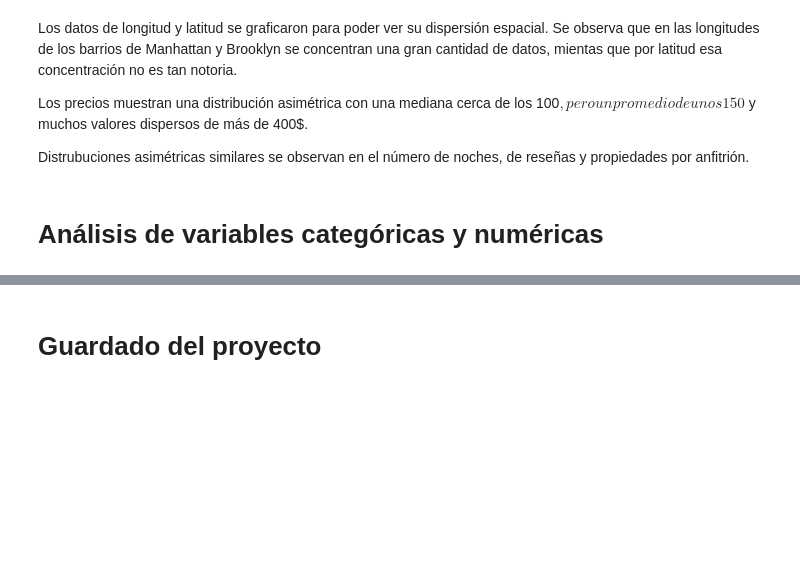
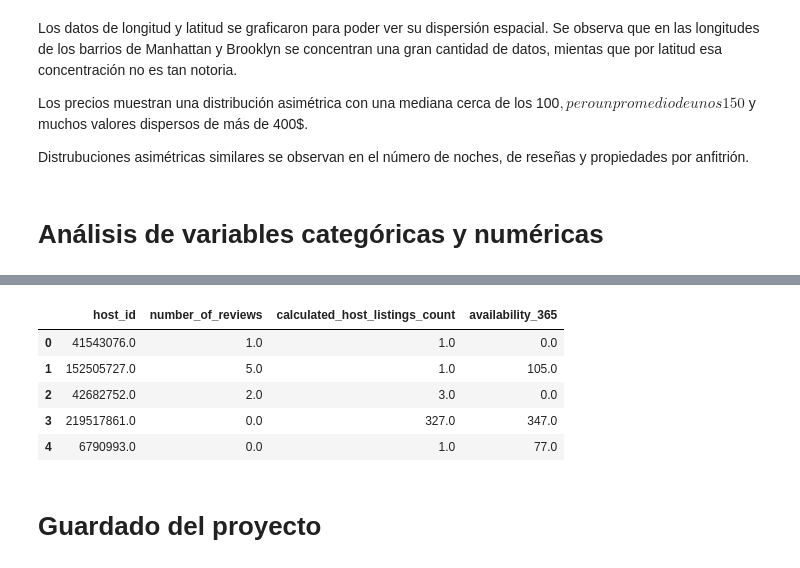
Before and after one commit to 4GeeksAcademy/IgnacioSabinoG-IntroML, a Jupyter notebook: src/00-eda-airbnb-ny.ipynb, the cells around one changed output, grey strips where cells are left out. Saved outputs shown, nothing was run; the diff lists cells and outputs as text; code cells hidden in the pictures; blank space fills up the shorter version.

```diff
--- a/src/00-eda-airbnb-ny.ipynb
+++ b/src/00-eda-airbnb-ny.ipynb
@@ -305,18 +396,29 @@ El Bronx tiene el precio más bajo (87$) y el resto están entre 100 y 125$.
 from sklearn.feature_selection import chi2, SelectKBest
 from sklearn.model_selection import train_test_split
 # %%
-X = df.drop("price", axis = 1)
+# Como la longitud es al oeste es negativa. Multiplicamos por -1 para que los valores sean positivos (ej: -73.98 -> 73.98).
+# Esto es solo "reflejar" el mapa de Nueva York, que para el modelo matemático, no supone ningún problema.
+df["longitude"] = df["longitude"] * -1
+
+x = df.drop("price", axis = 1)
 y = df["price"]
 
-X_train, X_test, y_train, y_test = train_test_split(X, y, test_size = 0.2, random_state = 42)
+x_train, x_test, y_train, y_test = train_test_split(x, y, test_size = 0.2, random_state = 42)
 
 selection_model = SelectKBest(chi2, k = 4)
-selection_model.fit(X_train, y_train)
+selection_model.fit(x_train, y_train)
 ix = selection_model.get_support()
-X_train_sel = pd.DataFrame(selection_model.transform(X_train), columns = X_train.columns.values[ix])
-X_test_sel = pd.DataFrame(selection_model.transform(X_test), columns = X_test.columns.values[ix])
+x_train_sel = pd.DataFrame(selection_model.transform(x_train), columns = x_train.columns.values[ix])
+x_test_sel = pd.DataFrame(selection_model.transform(x_test), columns = x_test.columns.values[ix])
 
-X_train_sel.head()
+x_train_sel.head()
+# %% [output]
+|  | host_id | number_of_reviews | calculated_host_listings_count | availability_365 |
+| 0 | 41543076.0 | 1.0 | 1.0 | 0.0 |
+| 1 | 152505727.0 | 5.0 | 1.0 | 105.0 |
+| 2 | 42682752.0 | 2.0 | 3.0 | 0.0 |
+| 3 | 219517861.0 | 0.0 | 327.0 | 347.0 |
+| 4 | 6790993.0 | 0.0 | 1.0 | 77.0 |
 # %% [markdown]
 # Guardado del proyecto
 # %%
```
Also changed, not shown: parts of 18 cells of this notebook, 2 other files.
